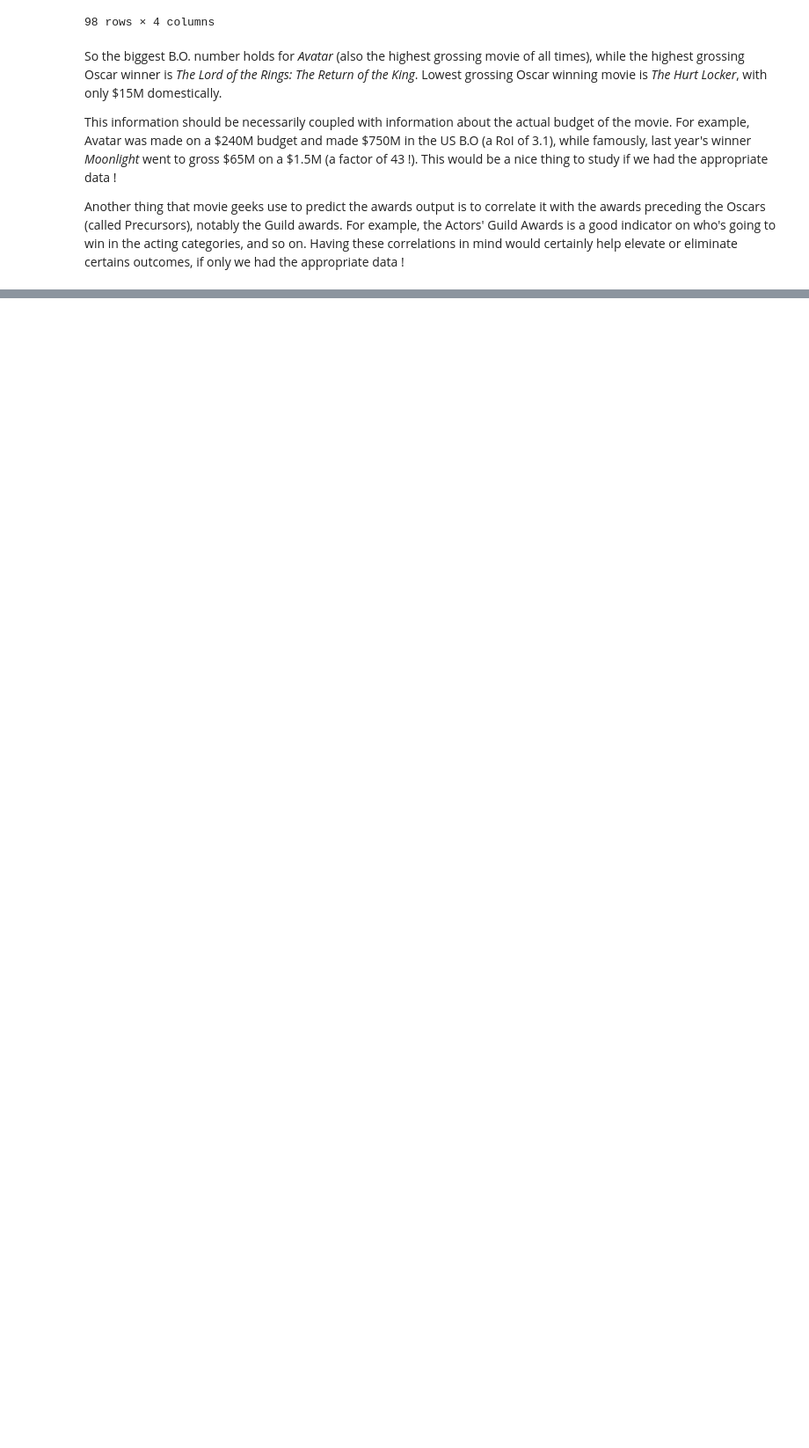
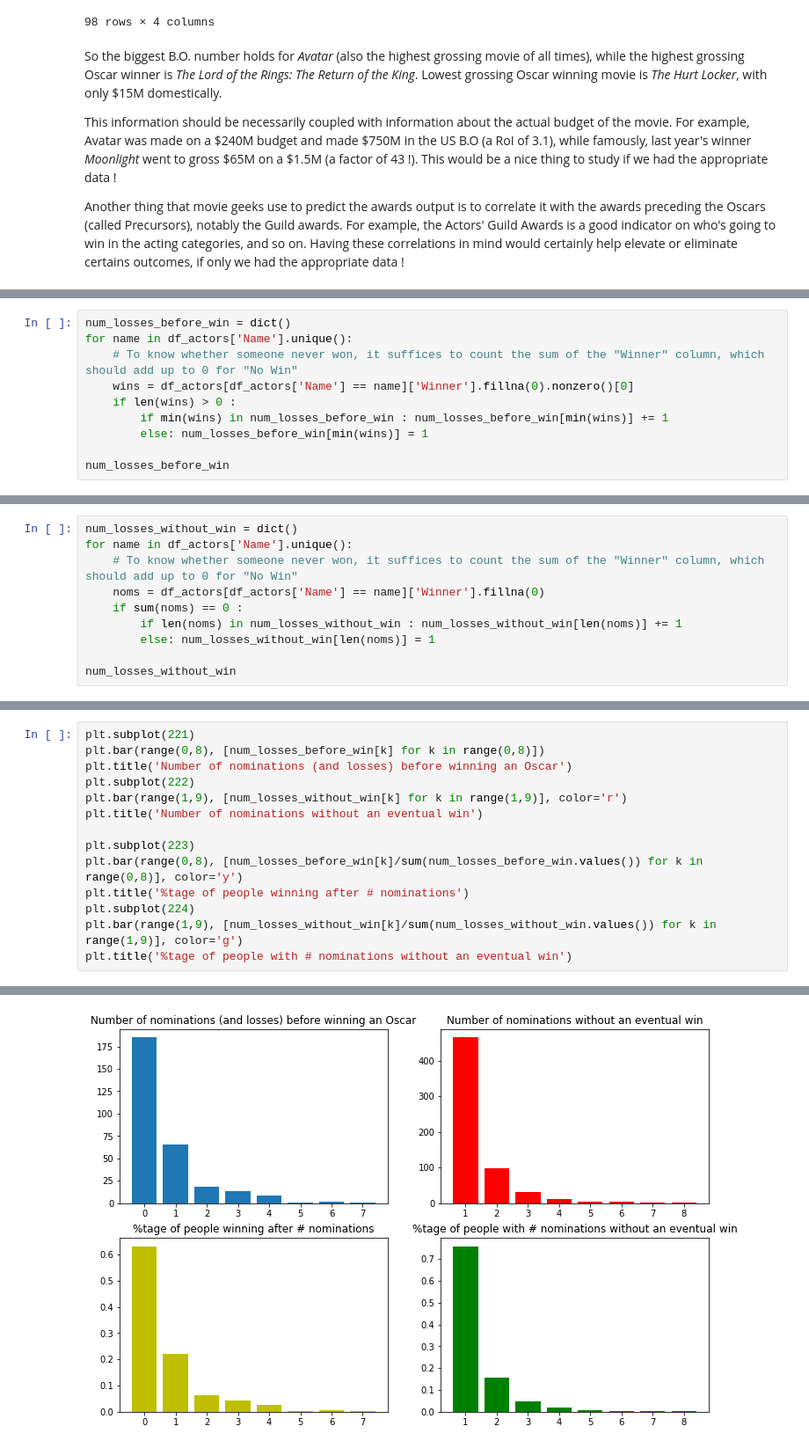
Before and after one commit to Siliam/Misc, a Jupyter notebook: SMPE/And the Oscar goes to ...ipynb, the cells around one changed output, grey strips where cells are left out. Shown at 88% size. Drawn from its saved outputs; the diff is of its cells as text; blank space fills up the shorter version.

Commit message:
Updates - adding actors, finishing off, predictions

```diff
--- a/SMPE/And the Oscar goes to ...ipynb
+++ b/SMPE/And the Oscar goes to ...ipynb
@@ -1012,0 +1322,10 @@ type of role
+# %%
+num_losses_before_win = dict()
+for name in df_actors['Name'].unique():
+    # To know whether someone never won, it suffices to count the sum of the "Winner" column, which should add up to 0 for "No Win"
+    wins = df_actors[df_actors['Name'] == name]['Winner'].fillna(0).nonzero()[0]
+    if len(wins) > 0 :
+        if min(wins) in num_losses_before_win : num_losses_before_win[min(wins)] += 1
+        else: num_losses_before_win[min(wins)] = 1
+
+num_losses_before_win
@@ -1012,0 +1334,10 @@ type of role
+# %%
+num_losses_without_win = dict()
+for name in df_actors['Name'].unique():
+    # To know whether someone never won, it suffices to count the sum of the "Winner" column, which should add up to 0 for "No Win"
+    noms = df_actors[df_actors['Name'] == name]['Winner'].fillna(0)
+    if sum(noms) == 0 :
+        if len(noms) in num_losses_without_win : num_losses_without_win[len(noms)] += 1
+        else: num_losses_without_win[len(noms)] = 1
+
+num_losses_without_win
@@ -1012,0 +1346,15 @@ type of role
+# %%
+plt.subplot(221)
+plt.bar(range(0,8), [num_losses_before_win[k] for k in range(0,8)])
+plt.title('Number of nominations (and losses) before winning an Oscar')
+plt.subplot(222)
+plt.bar(range(1,9), [num_losses_without_win[k] for k in range(1,9)], color='r')
+plt.title('Number of nominations without an eventual win')
+
+plt.subplot(223)
+plt.bar(range(0,8), [num_losses_before_win[k]/sum(num_losses_before_win.values()) for k in range(0,8)], color='y')
+plt.title('%tage of people winning after # nominations')
+plt.subplot(224)
+plt.bar(range(1,9), [num_losses_without_win[k]/sum(num_losses_without_win.values()) for k in range(1,9)], color='g')
+plt.title('%tage of people with # nominations without an eventual win')
+# %% [output]
@@ -1012,0 +1362 @@ type of role
+[figure, added]
```
Also changed, not shown: parts of 86 cells of this notebook, 7 other files.
